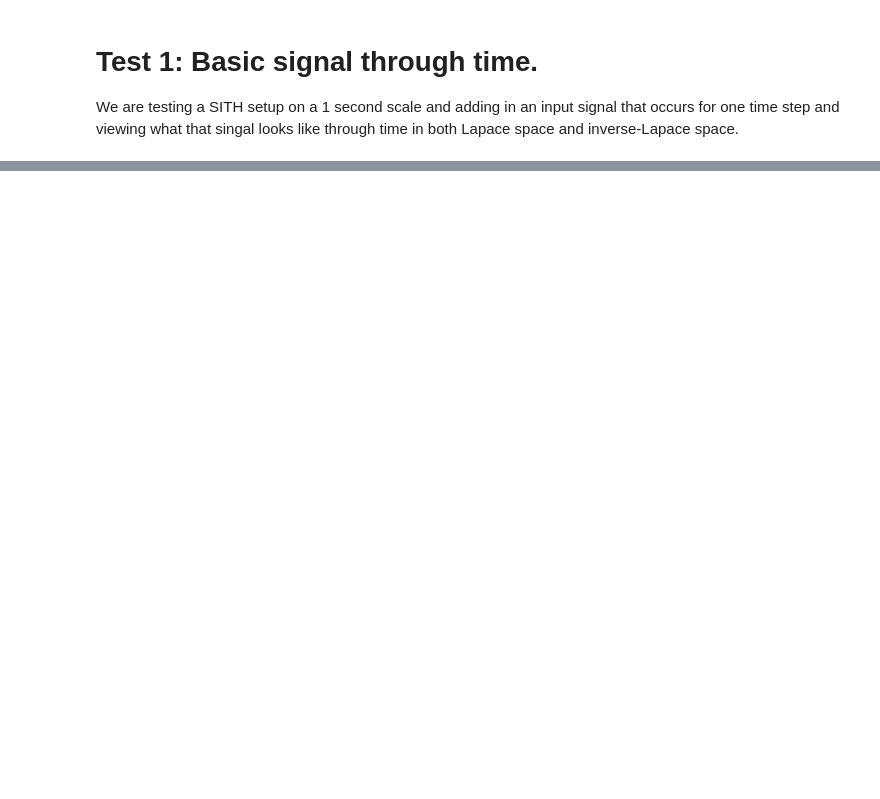
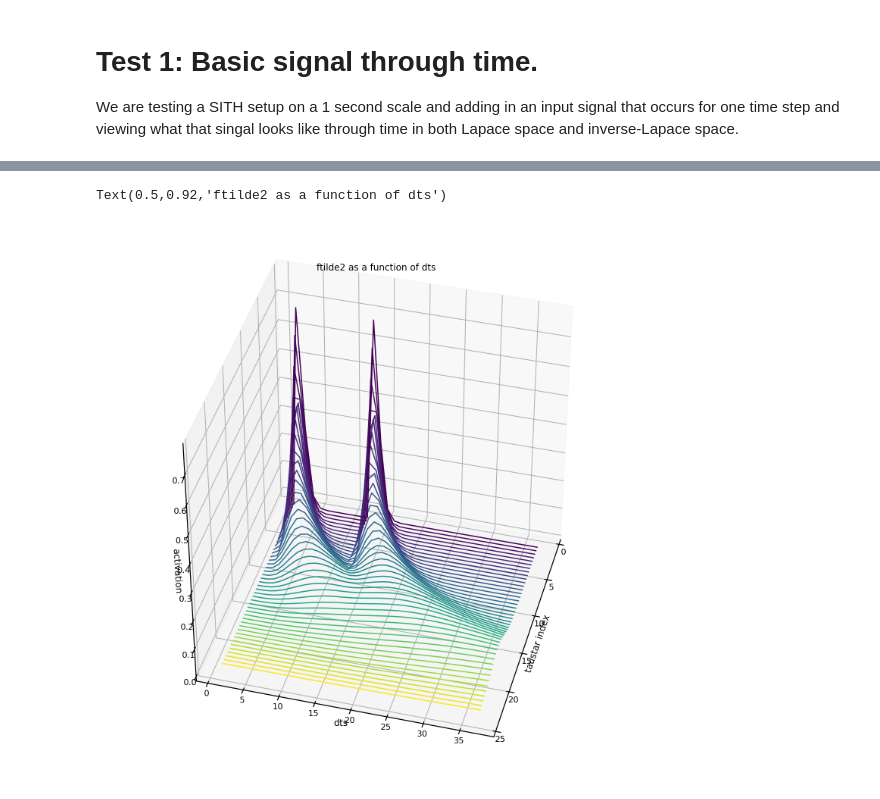
Before and after one commit to compmem/SITH_Layer, a Jupyter notebook: Sith_Layer_Verification.ipynb, the cells around one changed output, grey strips where cells are left out. Saved outputs shown, nothing was run; the diff lists cells and outputs as text; code cells hidden in the pictures; blank space fills up the shorter version.

```diff
--- a/Sith_Layer_Verification.ipynb
+++ b/Sith_Layer_Verification.ipynb
@@ -108,0 +205,27 @@ Text(0.5,1,'One feature through time. ')
+# %%
+
+from mpl_toolkits.mplot3d import axes3d, Axes3D
+fig = figure(figsize=(20,20))
+def f(x, y):
+    return float(sdat.loc[(sdat.Taustars==int(x))&(sdat.time_delta==int(y)), "data"])
+
+x = list(range(1,max(sdat.Taustars)))
+y = list(range(1,max(sdat.time_delta)))
+Z = []
+for X in x:
+    Z.append([])
+    for Y in y:
+        Z[-1].append(f(X, Y))
+X, Y = np.meshgrid(x, y)
+Z = np.array(Z).transpose(1,0)
+
+ax = Axes3D(fig)
+ax.contour3D(X, Y, Z, 50,zdir="x", cmap='viridis')
+ax.view_init(40,15)
+ax.set_xlabel("taustar index")
+ax.set_ylabel("dts")
+ax.set_zlabel("activation")
+ax.set_title("ftilde2 as a function of dts")
+# %% [output]
+Text(0.5,0.92,'ftilde2 as a function of dts')
+[figure, added]
```
Also changed, not shown: parts of 10 cells of this notebook, 1 other file.
